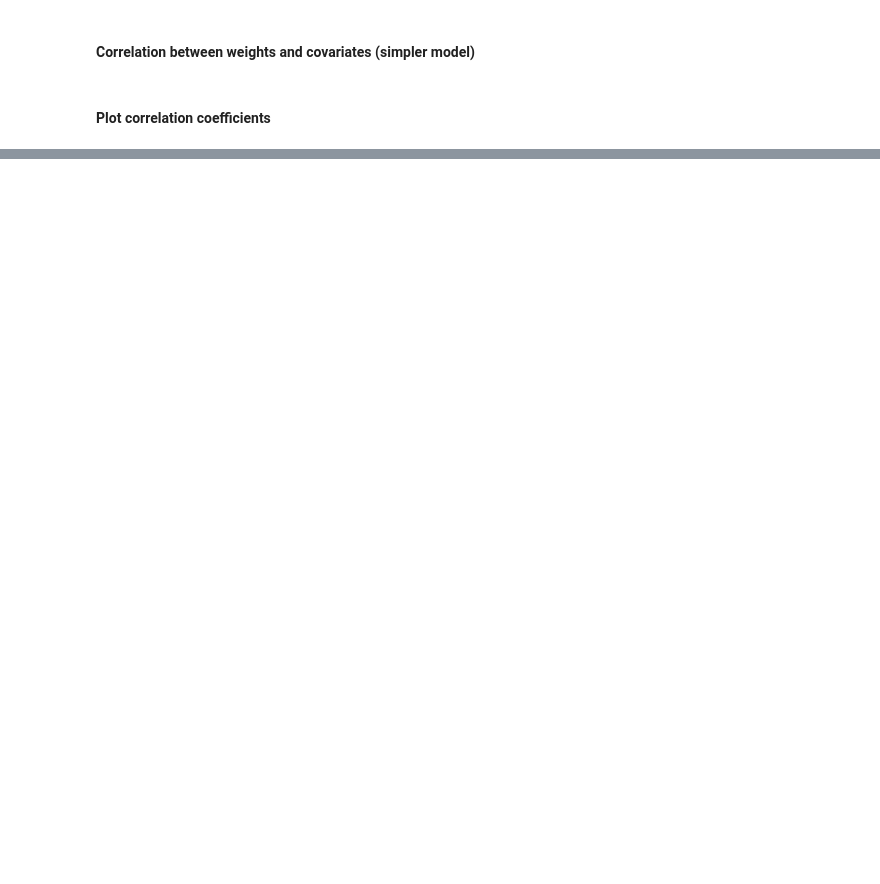
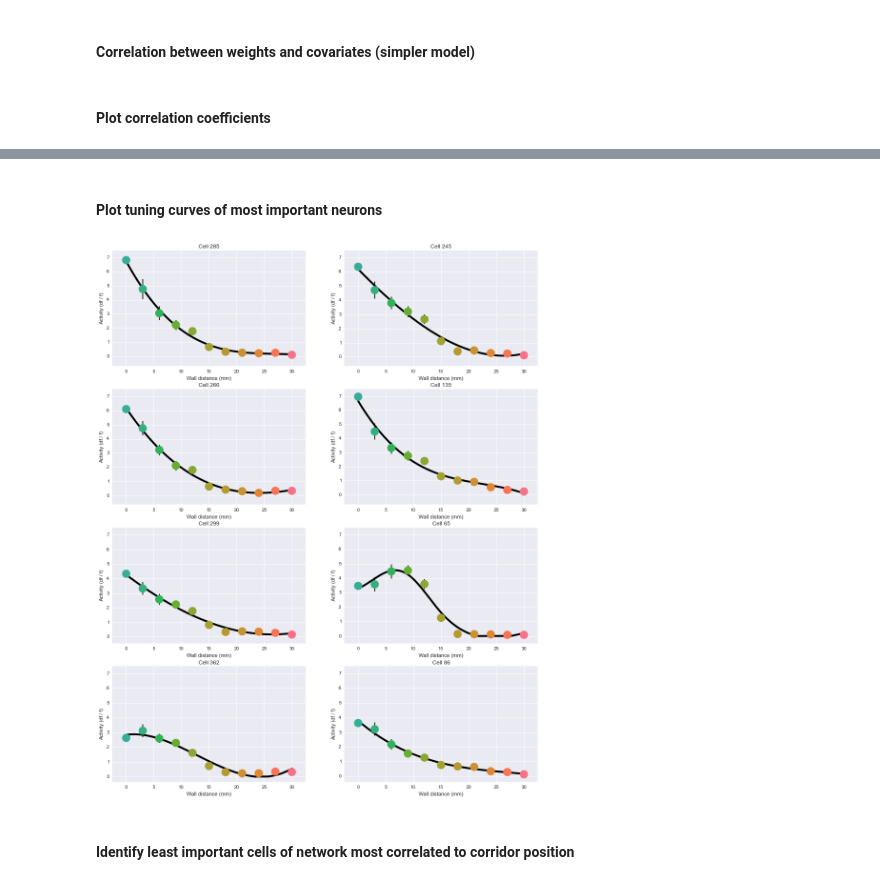
Before and after one commit to clarafy/covariance-dictionary, a Jupyter notebook: mouse_data.ipynb, the cells around one changed output, grey strips where cells are left out. Cells and saved outputs as stored; diff of their text form; code cells hidden in the pictures; blank space fills up the shorter version.

```diff
--- a/mouse_data.ipynb
+++ b/mouse_data.ipynb
@@ -344,0 +377,21 @@ plt.title('R-squared = %0.2f, p = %0.2f' % (r ** 2, p));
+# %%
+n_top = 8 # number of most important neurons to find
+corpos_idx = np.argmax(abs(cor[-1, :])) # most correlated dictionary element
+idx = np.argsort(strength[corpos_idx])[::-1][: n_top] # most important neurons in this dictionary element
+top_idx = table_active.index[idx]
+# %% [markdown]
+#### Plot tuning curves of most important neurons
+# %%
+plt.figure(figsize=(16, 5 * n_top / 2));
+x = table_active.tuning.columns.values
+for i, idx in enumerate(top_idx):
+    plt.subplot(np.ceil(n_top / 2), 2, i + 1);
+    y = table_active.tuning.loc[idx].values
+    err = table_active.tuningErr.loc[idx].values
+    tuning(x, y, err, smooth=smooth, ylabel='Activity (df / f)');
+    plt.ylim(plt.ylim()[0], 7.5);
+    plt.title('Cell ' + str(idx));
+# %% [output]
+[figure, added]
+# %% [markdown]
+#### Identify least important cells of network most correlated to corridor position
```
Also changed, not shown: parts of 20 cells of this notebook.
